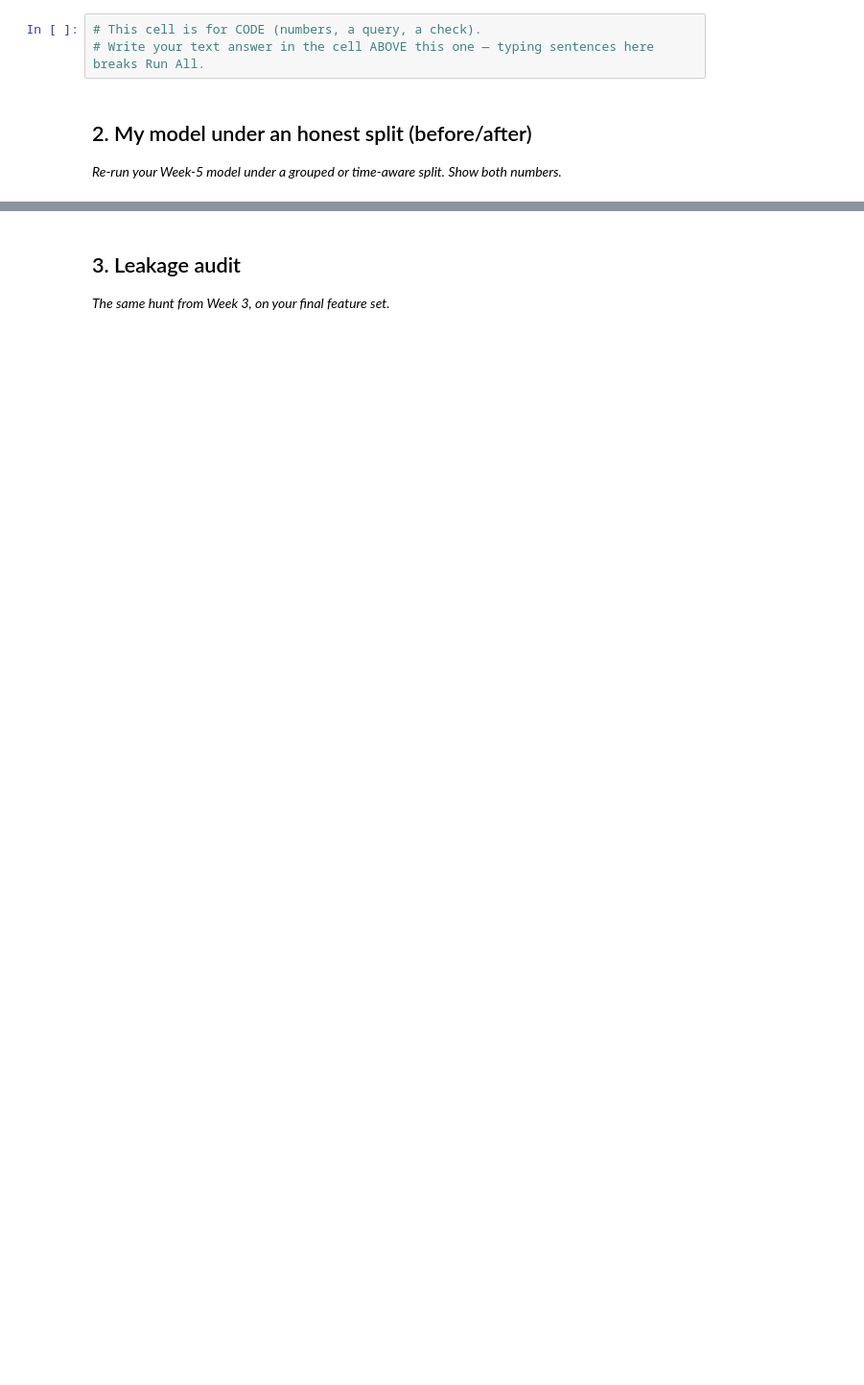
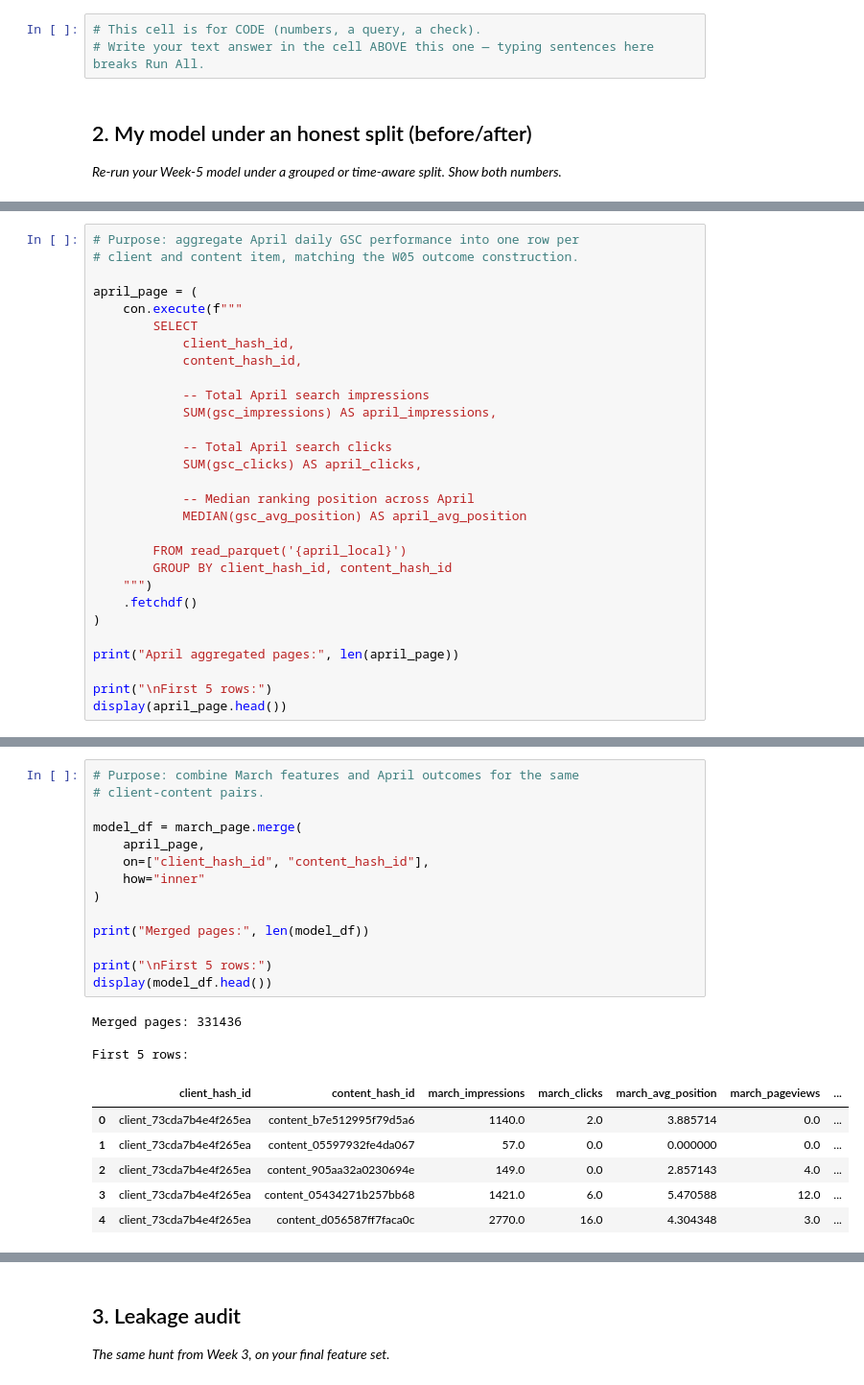
Before and after one commit to rasheed-hammad/machine-learning-starter, a Jupyter notebook: work/notebooks/w06_validation_audit.ipynb, the cells around one changed output, grey strips where cells are left out. Shown at 96% size. Drawn from its saved outputs; the diff is of its cells as text; blank space fills up the shorter version.

```diff
--- a/work/notebooks/w06_validation_audit.ipynb
+++ b/work/notebooks/w06_validation_audit.ipynb
@@ -22,0 +187,29 @@ This skeleton is yours to fill. Work the sections **in order** — each one has
+# %%
+# Purpose: aggregate April daily GSC performance into one row per
+# client and content item, matching the W05 outcome construction.
+
+april_page = (
+    con.execute(f"""
+        SELECT
+            client_hash_id,
+            content_hash_id,
+
+            -- Total April search impressions
+            SUM(gsc_impressions) AS april_impressions,
+
+            -- Total April search clicks
+            SUM(gsc_clicks) AS april_clicks,
+
+            -- Median ranking position across April
+            MEDIAN(gsc_avg_position) AS april_avg_position
+
+        FROM read_parquet('{april_local}')
+        GROUP BY client_hash_id, content_hash_id
+    """)
+    .fetchdf()
+)
+
+print("April aggregated pages:", len(april_page))
+
+print("\nFirst 5 rows:")
+display(april_page.head())
@@ -22,0 +226,24 @@ This skeleton is yours to fill. Work the sections **in order** — each one has
+# %%
+# Purpose: combine March features and April outcomes for the same
+# client-content pairs.
+
+model_df = march_page.merge(
+    april_page,
+    on=["client_hash_id", "content_hash_id"],
+    how="inner"
+)
+
+print("Merged pages:", len(model_df))
+
+print("\nFirst 5 rows:")
+display(model_df.head())
+# %% [output]
+Merged pages: 331436
+
+First 5 rows:
+|  | client_hash_id | content_hash_id | march_impressions | march_clicks | march_avg_position | march_pageviews | ... |
+| 0 | client_73cda7b4e4f265ea | content_b7e512995f79d5a6 | 1140.0 | 2.0 | 3.885714 | 0.0 | ... |
+| 1 | client_73cda7b4e4f265ea | content_05597932fe4da067 | 57.0 | 0.0 | 0.000000 | 0.0 | ... |
+| 2 | client_73cda7b4e4f265ea | content_905aa32a0230694e | 149.0 | 0.0 | 2.857143 | 4.0 | ... |
+| 3 | client_73cda7b4e4f265ea | content_05434271b257bb68 | 1421.0 | 6.0 | 5.470588 | 12.0 | ... |
+| 4 | client_73cda7b4e4f265ea | content_d056587ff7faca0c | 2770.0 | 16.0 | 4.304348 | 3.0 | ... |
```
Also changed, not shown: parts of 44 cells of this notebook.
